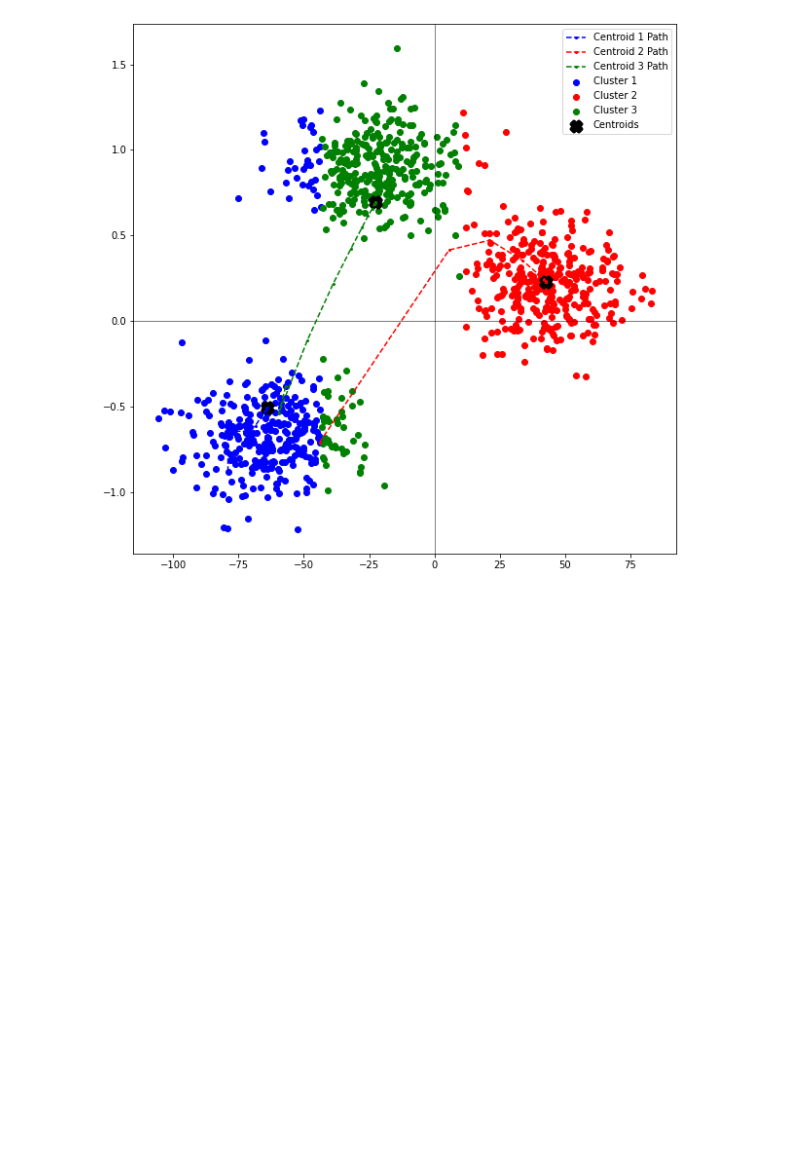
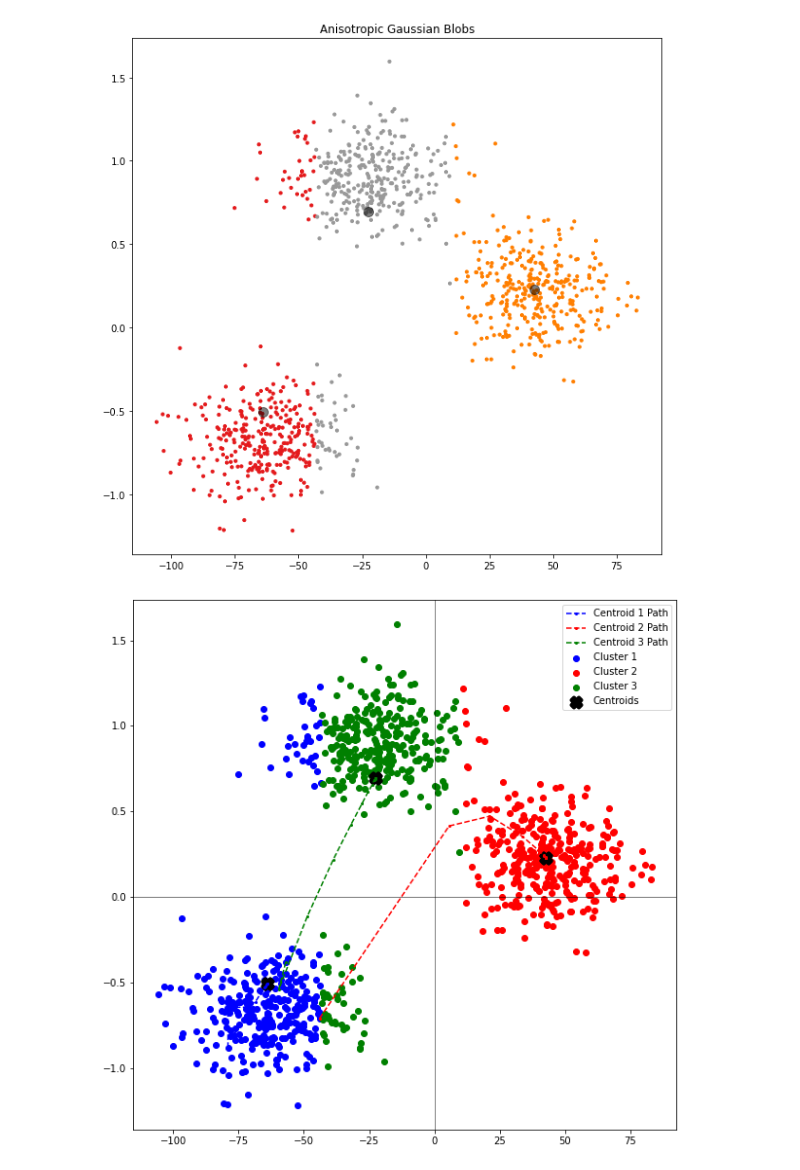
Before and after one commit to nalin0503/SC4020-DA-M, a Jupyter notebook: kmeans.ipynb, the cells around one changed output. Drawn from its saved outputs; the diff is of its cells as text; code cells hidden in the pictures; blank space fills up the shorter version.

Commit message:
Refactor code to improve performance and readability

```diff
--- a/kmeans.ipynb
+++ b/kmeans.ipynb
@@ -60,6 +60,22 @@ for ax, dataset in zip(axes, datasets):
     ax.axis('equal')
 
 plt.show()
+# %%
+# import kmeans from sklearn
+from sklearn.cluster import KMeans
+
+# perform clustering on dataset[1] and plot the results
+X, y = load_dataset(os.path.join(dataset_dir, datasets[1]['filename']))
+kmeans = KMeans(n_clusters=datasets[1]['n_components'], init='k-means++', max_iter=300, n_init=10, random_state=0)
+y_kmeans = kmeans.fit_predict(X)
+
+plt.scatter(X[:, 0], X[:, 1], c=y_kmeans, s=10, cmap='Set1')
+centers = kmeans.cluster_centers_
+plt.scatter(centers[:, 0], centers[:, 1], c='black', s=100, alpha=0.5)
+plt.title(datasets[1]['title'])
+plt.show()
+# %% [output]
+[figure, added]
 # %%
 def calculate_wcss(X, clusters, centroids):
     wcss = 0
```
Also changed, not shown: parts of 2 cells of this notebook.
